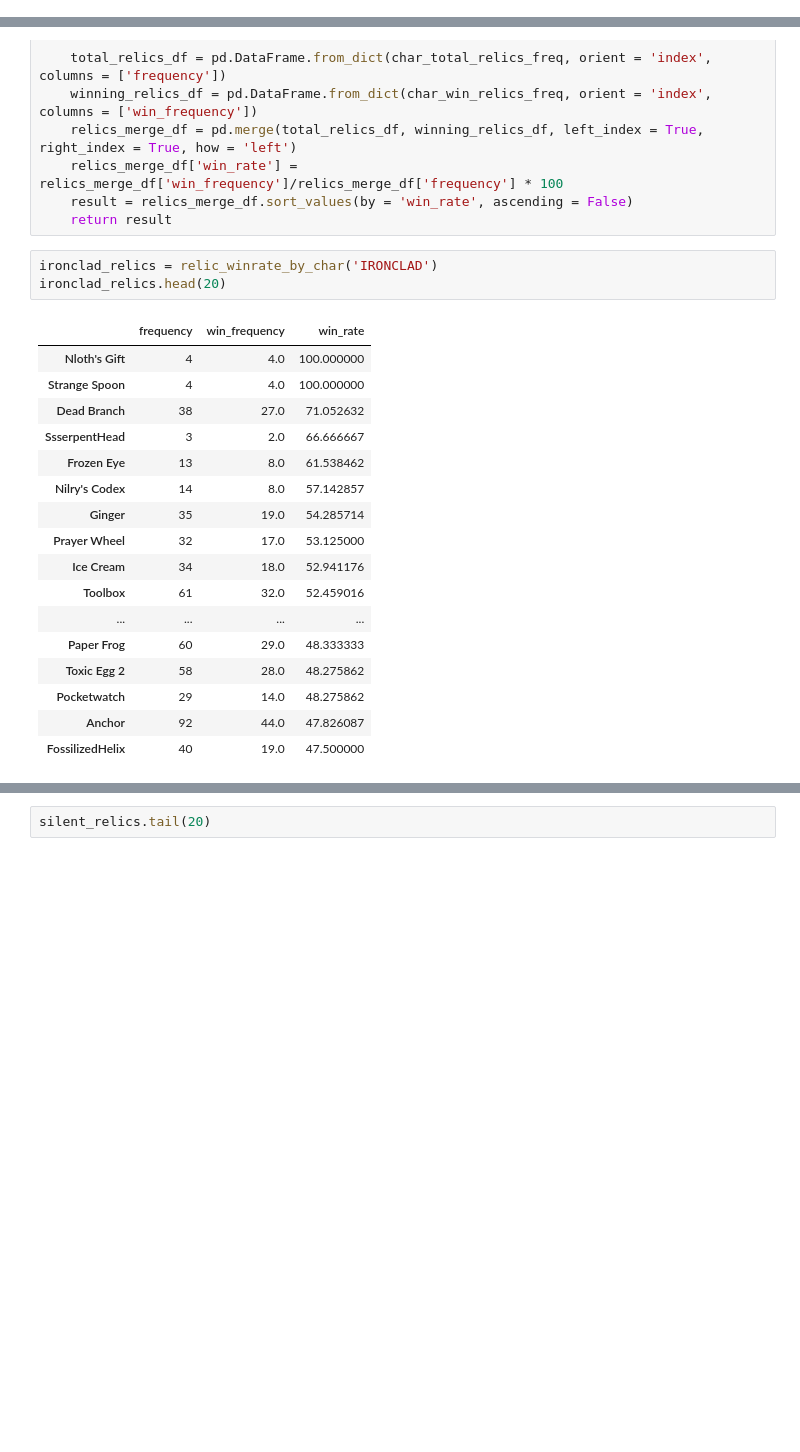
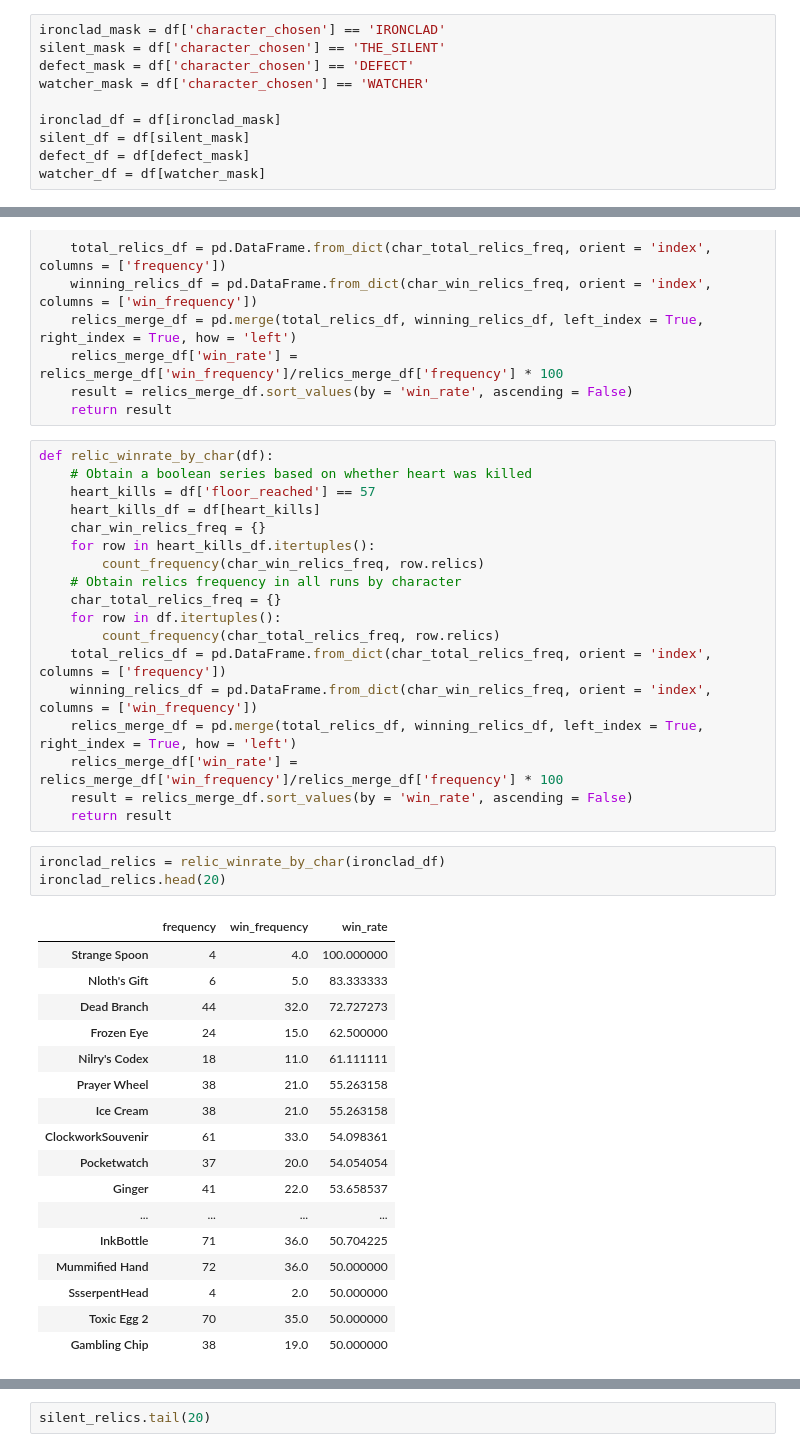
Before and after one commit to yuelongzheng/SlayTheSpire, a Jupyter notebook: Analysis.ipynb, the cells around one changed output, grey strips where cells are left out. Drawn from its saved outputs; the diff is of its cells as text; blank space fills up the shorter version.

```diff
--- a/Analysis.ipynb
+++ b/Analysis.ipynb
@@ -36 +35,11 @@ asc_20_mask
 df = df[asc_20_mask]
+# %%
+ironclad_mask = df['character_chosen'] == 'IRONCLAD'
+silent_mask = df['character_chosen'] == 'THE_SILENT'
+defect_mask = df['character_chosen'] == 'DEFECT'
+watcher_mask = df['character_chosen'] == 'WATCHER'
+
+ironclad_df = df[ironclad_mask]
+silent_df = df[silent_mask]
+defect_df = df[defect_mask]
+watcher_df = df[watcher_mask]
@@ -408,27 +433,45 @@ def relic_winrate_by_char(some_char):
     relics_merge_df['win_rate'] = relics_merge_df['win_frequency']/relics_merge_df['frequency'] * 100
     result = relics_merge_df.sort_values(by = 'win_rate', ascending = False)
     return result
+# %%
+def relic_winrate_by_char(df):
+    # Obtain a boolean series based on whether heart was killed
+    heart_kills = df['floor_reached'] == 57
+    heart_kills_df = df[heart_kills]
+    char_win_relics_freq = {}
+    for row in heart_kills_df.itertuples():
+        count_frequency(char_win_relics_freq, row.relics)
+    # Obtain relics frequency in all runs by character
+    char_total_relics_freq = {}
+    for row in df.itertuples():
+        count_frequency(char_total_relics_freq, row.relics)
+    total_relics_df = pd.DataFrame.from_dict(char_total_relics_freq, orient = 'index', columns = ['frequency'])
+    winning_relics_df = pd.DataFrame.from_dict(char_win_relics_freq, orient = 'index', columns = ['win_frequency'])
+    relics_merge_df = pd.merge(total_relics_df, winning_relics_df, left_index = True, right_index = True, how = 'left')
+    relics_merge_df['win_rate'] = relics_merge_df['win_frequency']/relics_merge_df['frequency'] * 100
+    result = relics_merge_df.sort_values(by = 'win_rate', ascending = False)
+    return result
 # %%
-ironclad_relics = relic_winrate_by_char('IRONCLAD')
+ironclad_relics = relic_winrate_by_char(ironclad_df)
 ironclad_relics.head(20)
 # %% [output]
 |  | frequency | win_frequency | win_rate |
-| Nloth's Gift | 4 | 4.0 | 100.000000 |
 | Strange Spoon | 4 | 4.0 | 100.000000 |
-| Dead Branch | 38 | 27.0 | 71.052632 |
-| SsserpentHead | 3 | 2.0 | 66.666667 |
-| Frozen Eye | 13 | 8.0 | 61.538462 |
-| Nilry's Codex | 14 | 8.0 | 57.142857 |
-| Ginger | 35 | 19.0 | 54.285714 |
-| Prayer Wheel | 32 | 17.0 | 53.125000 |
-| Ice Cream | 34 | 18.0 | 52.941176 |
-| Toolbox | 61 | 32.0 | 52.459016 |
+| Nloth's Gift | 6 | 5.0 | 83.333333 |
+| Dead Branch | 44 | 32.0 | 72.727273 |
+| Frozen Eye | 24 | 15.0 | 62.500000 |
+| Nilry's Codex | 18 | 11.0 | 61.111111 |
+| Prayer Wheel | 38 | 21.0 | 55.263158 |
+| Ice Cream | 38 | 21.0 | 55.263158 |
+| ClockworkSouvenir | 61 | 33.0 | 54.098361 |
+| Pocketwatch | 37 | 20.0 | 54.054054 |
+| Ginger | 41 | 22.0 | 53.658537 |
 | ... | ... | ... | ... |
-| Paper Frog | 60 | 29.0 | 48.333333 |
-| Toxic Egg 2 | 58 | 28.0 | 48.275862 |
-| Pocketwatch | 29 | 14.0 | 48.275862 |
-| Anchor | 92 | 44.0 | 47.826087 |
-| FossilizedHelix | 40 | 19.0 | 47.500000 |
+| InkBottle | 71 | 36.0 | 50.704225 |
+| Mummified Hand | 72 | 36.0 | 50.000000 |
+| SsserpentHead | 4 | 2.0 | 50.000000 |
+| Toxic Egg 2 | 70 | 35.0 | 50.000000 |
+| Gambling Chip | 38 | 19.0 | 50.000000 |
 # %%
 ironclad_relics.tail(20)
 # %% [output]
```
Also changed, not shown: parts of 105 cells of this notebook.
